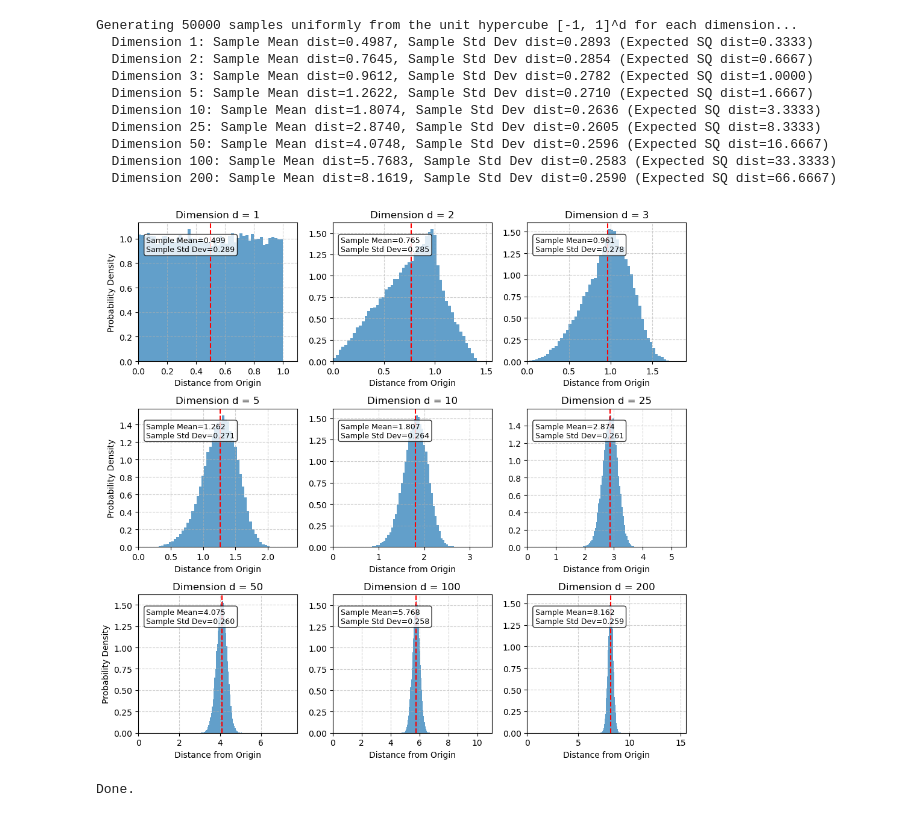
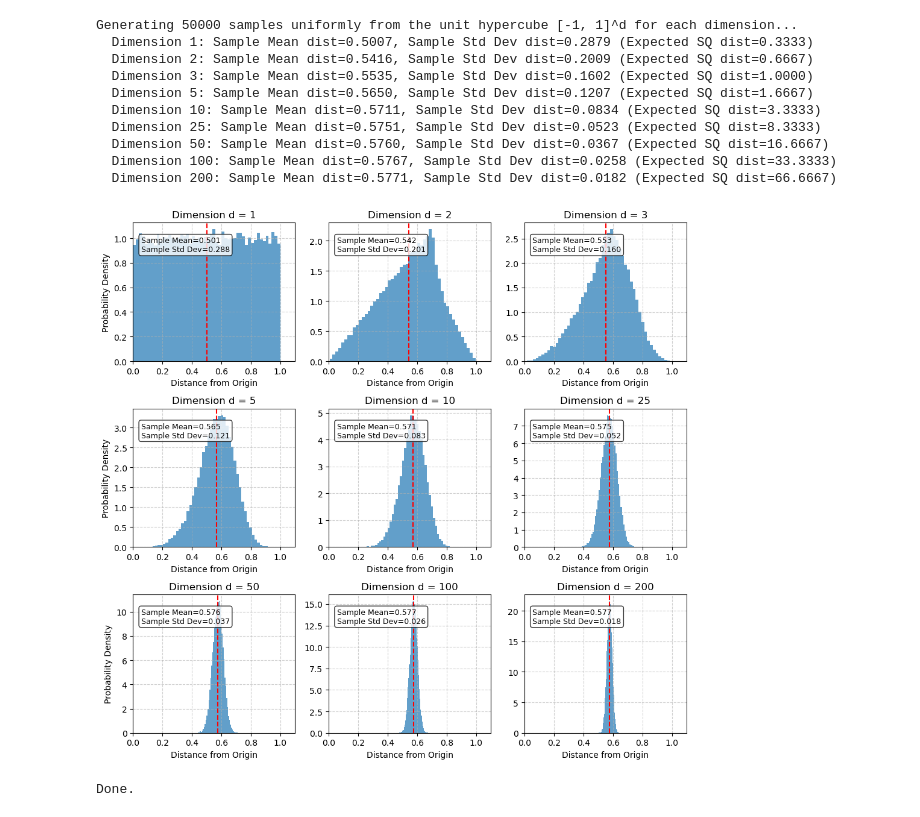
Before and after one commit to WildSkywalker/phdthesis, a Jupyter notebook: Intro Chapter/concentration_distance_dimension.ipynb, the cells around one changed output. Cells and saved outputs as stored; diff of their text form; code cells hidden in the pictures.

```diff
--- a/Intro Chapter/concentration_distance_dimension.ipynb
+++ b/Intro Chapter/concentration_distance_dimension.ipynb
@@ -128,7 +128,7 @@ for i, d in enumerate(dimensions):
     # --- Sampling Points Uniformly from the Hypercube ---
     # Each point X = (X_1, ..., X_d) has coordinates X_i sampled independently
     # from a Uniform(cube_min, cube_max) distribution.
-    points = np.random.uniform(low=cube_min, high=cube_max, size=(num_samples, d))
+    points = np.random.uniform(low=cube_min/np.sqrt(d), high=cube_max/np.sqrt(d), size=(num_samples, d))
 
     # --- Calculate Euclidean Distance from the Origin ---
     # Distance ||X|| = sqrt(X_1^2 + X_2^2 + ... + X_d^2)
@@ -155,42 +155,43 @@ for i, d in enumerate(dimensions):
         ax.set_ylabel('Probability Density')
 
     # Set x-axis limits - increases with dimension
     # Max possible distance is sqrt(d * cube_max^2) = sqrt(d) for [-1, 1] cube
-    max_possible_dist = math.sqrt(d * (cube_max**2))
+    # max_possible_dist = math.sqrt(d * (cube_max**2))
+    max_possible_dist = 1
     ax.set_xlim(0, max_possible_dist * 1.1) # Set limit slightly beyond max possible
     ax.grid(True, linestyle='--', alpha=0.6)
 
     # Add text for SAMPLE mean and std dev
     ax.axvline(mean_dist, color='r', linestyle='dashed', linewidth=1.5, label=f'Sample Mean ≈ {mean_dist:.3f}')
     ax.text(0.05, 0.9, f'Sample Mean={mean_dist:.3f}\nSample Std Dev={std_dev:.3f}',
             transform=ax.transAxes, fontsize=9, verticalalignment='top',
             bbox=dict(boxstyle='round,pad=0.3', fc='white', alpha=0.8))
 
     # Expected squared distance (for reference)
     expected_sq_dist = d / 3.0
     print(f"  Dimension {d}: Sample Mean dist={mean_dist:.4f}, Sample Std Dev dist={std_dev:.4f} (Expected SQ dist={expected_sq_dist:.4f})")
 
 
 # Adjust layout to prevent overlapping titles/labels
 plt.tight_layout(rect=[0, 0.03, 1, 0.97]) # Add a bit of space for the main title
 
 # # Add a main title to the figure
 # fig.suptitle(f'Distribution of Distances from Origin within Unit Hypercube [{cube_min}, {cube_max}]^d', fontsize=16)
 
 # Show the plot
 plt.show()
 
 print("\nDone.")
 # %% [output]
 Generating 50000 samples uniformly from the unit hypercube [-1, 1]^d for each dimension...
-  Dimension 1: Sample Mean dist=0.4987, Sample Std Dev dist=0.2893 (Expected SQ dist=0.3333)
-  Dimension 2: Sample Mean dist=0.7645, Sample Std Dev dist=0.2854 (Expected SQ dist=0.6667)
-  Dimension 3: Sample Mean dist=0.9612, Sample Std Dev dist=0.2782 (Expected SQ dist=1.0000)
-  Dimension 5: Sample Mean dist=1.2622, Sample Std Dev dist=0.2710 (Expected SQ dist=1.6667)
-  Dimension 10: Sample Mean dist=1.8074, Sample Std Dev dist=0.2636 (Expected SQ dist=3.3333)
-  Dimension 25: Sample Mean dist=2.8740, Sample Std Dev dist=0.2605 (Expected SQ dist=8.3333)
-  Dimension 50: Sample Mean dist=4.0748, Sample Std Dev dist=0.2596 (Expected SQ dist=16.6667)
-  Dimension 100: Sample Mean dist=5.7683, Sample Std Dev dist=0.2583 (Expected SQ dist=33.3333)
-  Dimension 200: Sample Mean dist=8.1619, Sample Std Dev dist=0.2590 (Expected SQ dist=66.6667)
+  Dimension 1: Sample Mean dist=0.5007, Sample Std Dev dist=0.2879 (Expected SQ dist=0.3333)
+  Dimension 2: Sample Mean dist=0.5416, Sample Std Dev dist=0.2009 (Expected SQ dist=0.6667)
+  Dimension 3: Sample Mean dist=0.5535, Sample Std Dev dist=0.1602 (Expected SQ dist=1.0000)
+  Dimension 5: Sample Mean dist=0.5650, Sample Std Dev dist=0.1207 (Expected SQ dist=1.6667)
+  Dimension 10: Sample Mean dist=0.5711, Sample Std Dev dist=0.0834 (Expected SQ dist=3.3333)
+  Dimension 25: Sample Mean dist=0.5751, Sample Std Dev dist=0.0523 (Expected SQ dist=8.3333)
+  Dimension 50: Sample Mean dist=0.5760, Sample Std Dev dist=0.0367 (Expected SQ dist=16.6667)
+  Dimension 100: Sample Mean dist=0.5767, Sample Std Dev dist=0.0258 (Expected SQ dist=33.3333)
+  Dimension 200: Sample Mean dist=0.5771, Sample Std Dev dist=0.0182 (Expected SQ dist=66.6667)
-[figure, old version]
+[figure, new version]
 Done.
```
Also changed, not shown: parts of 1 cell of this notebook, 34 other files.
